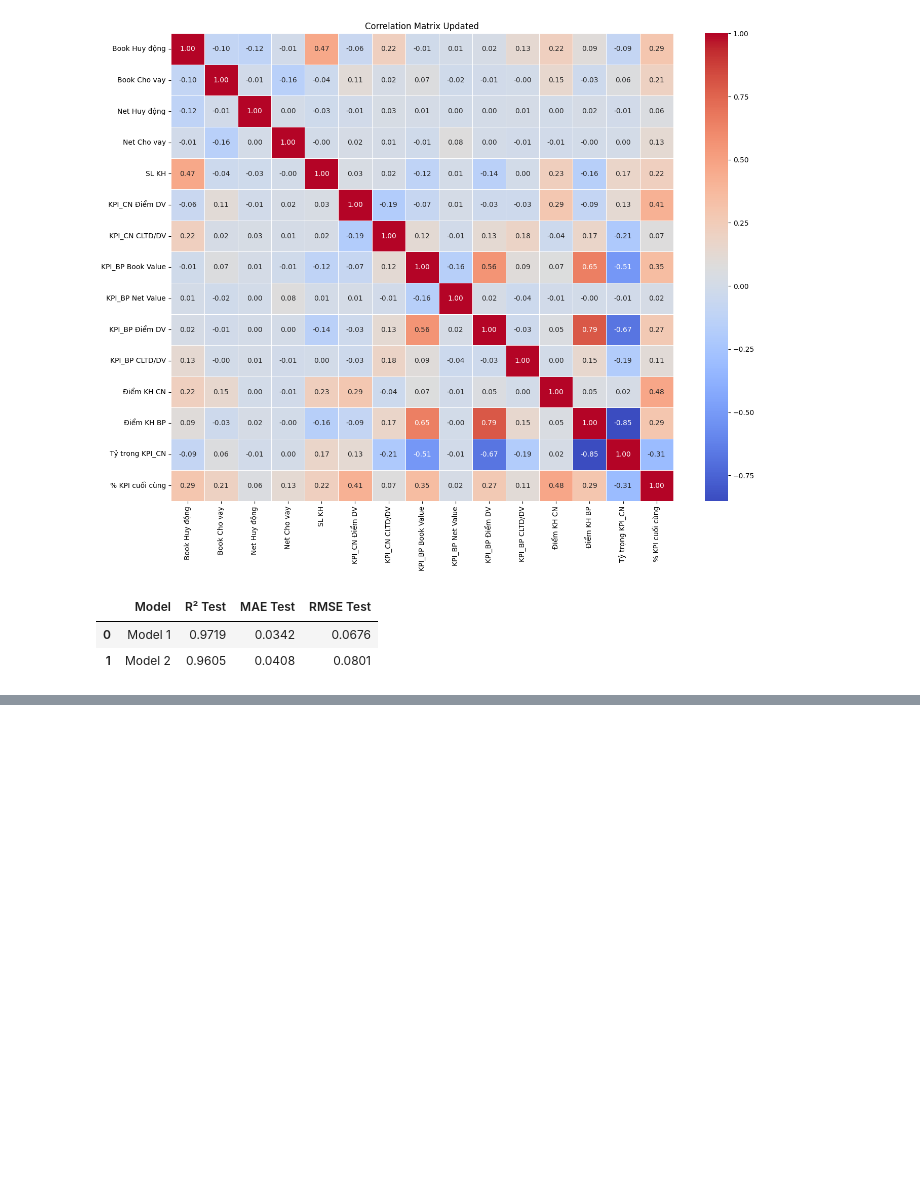
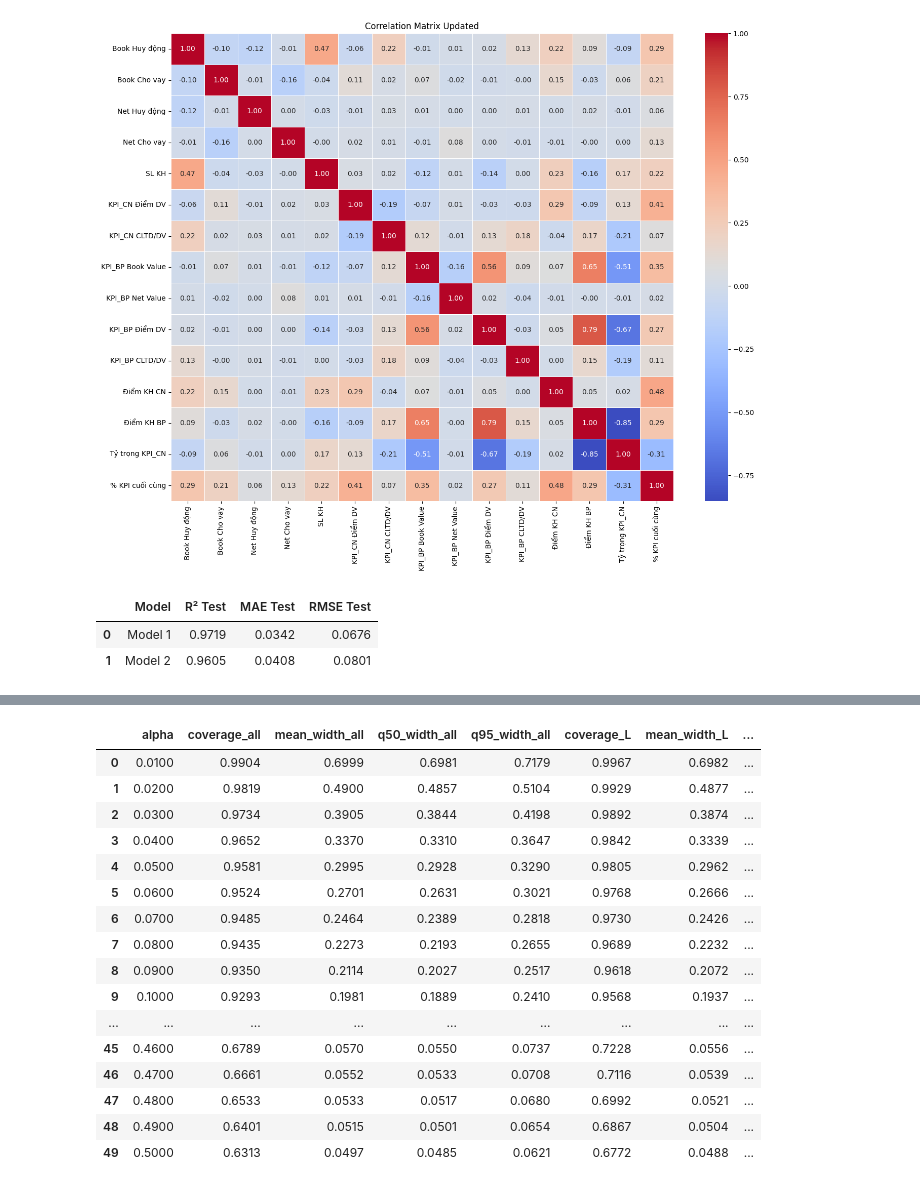
Before and after one commit to Tabaoan/FoxAI-Banking-MLs, a Jupyter notebook: Conformal/TESTING MAPIE REG/KPI_Test 5.5 Split vs Acceptale.ipynb, the cells around one changed output, grey strips where cells are left out. Saved outputs shown, nothing was run; the diff lists cells and outputs as text; code cells hidden in the pictures; blank space fills up the shorter version.

Commit message:
Test winner all vs split

```diff
--- a/Conformal/TESTING MAPIE REG/KPI_Test 5.5 Split vs Acceptale.ipynb
+++ b/Conformal/TESTING MAPIE REG/KPI_Test 5.5 Split vs Acceptale.ipynb
@@ -905,0 +269,6 @@ plt.show()
+# %%
+# Tạo mask cho 2 vùng KPI
+mask_L = y_test < 1
+mask_H = y_test >= 1
+
+alpha_range = np.arange(0.01, 1, 0.01)
@@ -905,0 +361,9 @@ plt.show()
+# %%
+# --- CV_PLUS STRATEGY ---
+mapie_plus = MapieRegressor(
+    estimator=model_2,
+    method="plus",
+    cv=10,
+    random_state=42
+)
+mapie_plus.fit(X_train, y_train)
@@ -905,0 +435,20 @@ plt.show()
+# %%
+df_plus_split.head(50)
+# %% [output]
+|  | alpha | coverage_all | mean_width_all | q50_width_all | q95_width_all | coverage_L | mean_width_L | ... |
+| 0 | 0.0100 | 0.9904 | 0.6999 | 0.6981 | 0.7179 | 0.9967 | 0.6982 | ... |
+| 1 | 0.0200 | 0.9819 | 0.4900 | 0.4857 | 0.5104 | 0.9929 | 0.4877 | ... |
+| 2 | 0.0300 | 0.9734 | 0.3905 | 0.3844 | 0.4198 | 0.9892 | 0.3874 | ... |
+| 3 | 0.0400 | 0.9652 | 0.3370 | 0.3310 | 0.3647 | 0.9842 | 0.3339 | ... |
+| 4 | 0.0500 | 0.9581 | 0.2995 | 0.2928 | 0.3290 | 0.9805 | 0.2962 | ... |
+| 5 | 0.0600 | 0.9524 | 0.2701 | 0.2631 | 0.3021 | 0.9768 | 0.2666 | ... |
+| 6 | 0.0700 | 0.9485 | 0.2464 | 0.2389 | 0.2818 | 0.9730 | 0.2426 | ... |
+| 7 | 0.0800 | 0.9435 | 0.2273 | 0.2193 | 0.2655 | 0.9689 | 0.2232 | ... |
+| 8 | 0.0900 | 0.9350 | 0.2114 | 0.2027 | 0.2517 | 0.9618 | 0.2072 | ... |
+| 9 | 0.1000 | 0.9293 | 0.1981 | 0.1889 | 0.2410 | 0.9568 | 0.1937 | ... |
+| ... | ... | ... | ... | ... | ... | ... | ... | ... |
+| 45 | 0.4600 | 0.6789 | 0.0570 | 0.0550 | 0.0737 | 0.7228 | 0.0556 | ... |
+| 46 | 0.4700 | 0.6661 | 0.0552 | 0.0533 | 0.0708 | 0.7116 | 0.0539 | ... |
+| 47 | 0.4800 | 0.6533 | 0.0533 | 0.0517 | 0.0680 | 0.6992 | 0.0521 | ... |
+| 48 | 0.4900 | 0.6401 | 0.0515 | 0.0501 | 0.0654 | 0.6867 | 0.0504 | ... |
+| 49 | 0.5000 | 0.6313 | 0.0497 | 0.0485 | 0.0621 | 0.6772 | 0.0488 | ... |
```
Also changed, not shown: parts of 37 cells of this notebook.
